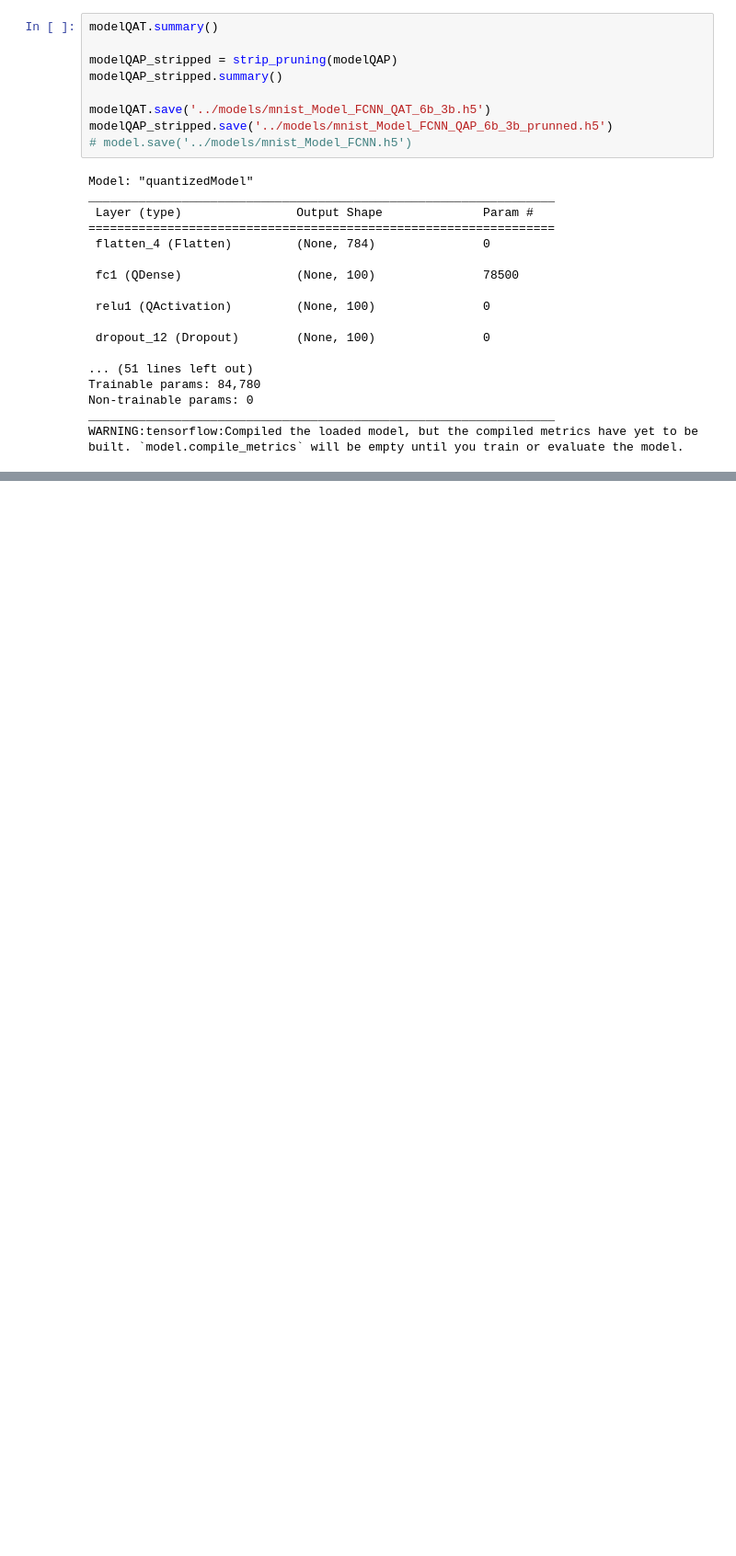
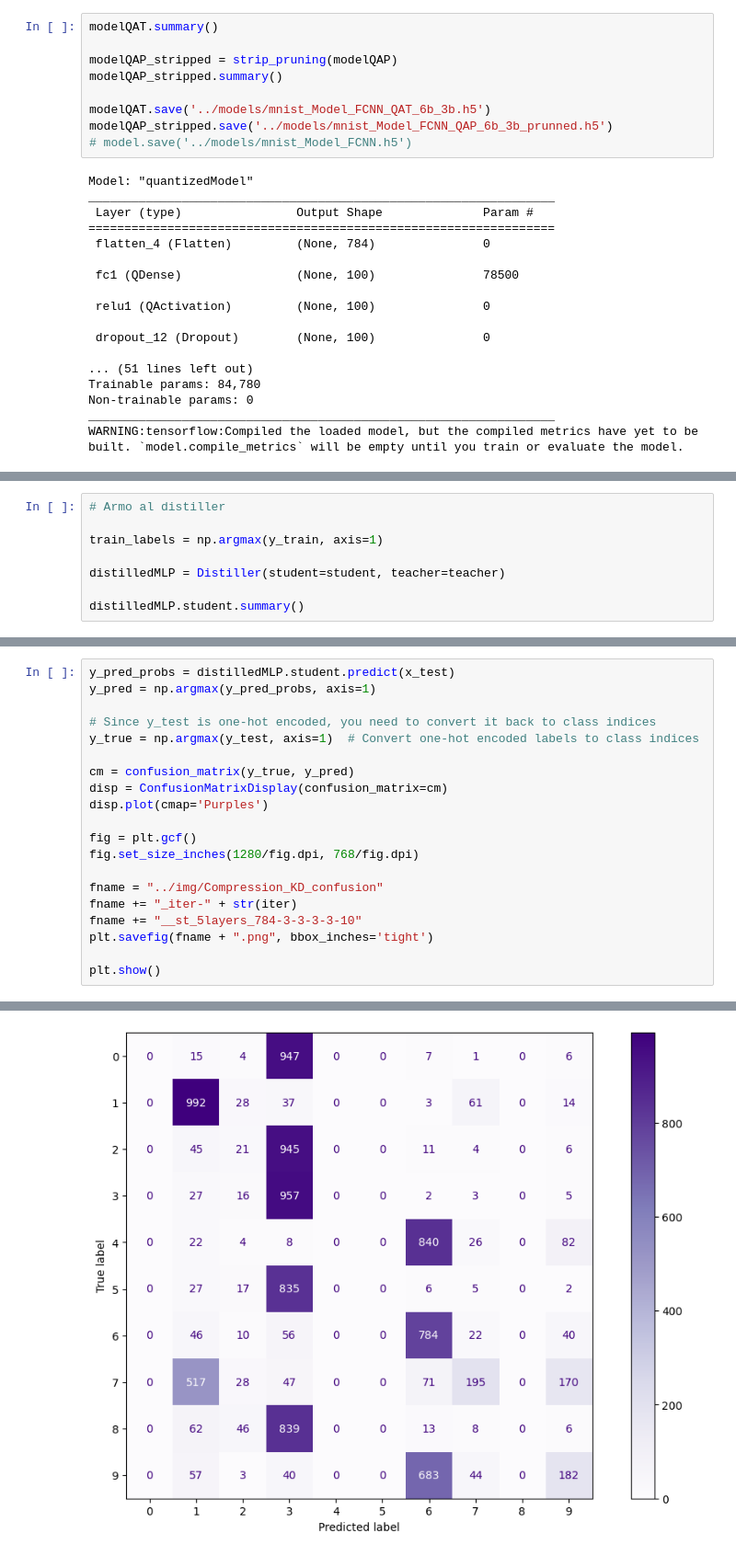
Before and after one commit to leomendu/ML_FPGA_UNMdP, a Jupyter notebook: labs/02-Compression.ipynb, the cells around one changed output, grey strips where cells are left out. Shown at 92% size. Cells and saved outputs as stored; diff of their text form; blank space fills up the shorter version.

```diff
--- a/labs/02-Compression.ipynb
+++ b/labs/02-Compression.ipynb
@@ -580,0 +675,8 @@ Al volver a generar QAT y QAP con menor cantidad de bits... (6b y 3b), ambos pes
+# %%
+# Armo al distiller
+
+train_labels = np.argmax(y_train, axis=1)
+
+distilledMLP = Distiller(student=student, teacher=teacher)
+
+distilledMLP.student.summary()
@@ -580,0 +774,21 @@ Al volver a generar QAT y QAP con menor cantidad de bits... (6b y 3b), ambos pes
+# %%
+y_pred_probs = distilledMLP.student.predict(x_test)
+y_pred = np.argmax(y_pred_probs, axis=1)
+
+# Since y_test is one-hot encoded, you need to convert it back to class indices
+y_true = np.argmax(y_test, axis=1)  # Convert one-hot encoded labels to class indices
+
+cm = confusion_matrix(y_true, y_pred)
+disp = ConfusionMatrixDisplay(confusion_matrix=cm)
+disp.plot(cmap='Purples')
+
+fig = plt.gcf()
+fig.set_size_inches(1280/fig.dpi, 768/fig.dpi)
+
+fname = "../img/Compression_KD_confusion"
+fname += "_iter-" + str(iter)
+fname += "__st_5layers_784-3-3-3-3-10"
+plt.savefig(fname + ".png", bbox_inches='tight')
+
+plt.show()
+# %% [output]
@@ -580,0 +796 @@ Al volver a generar QAT y QAP con menor cantidad de bits... (6b y 3b), ambos pes
+[figure, added]
```
Also changed, not shown: parts of 48 cells of this notebook, 31 other files.
